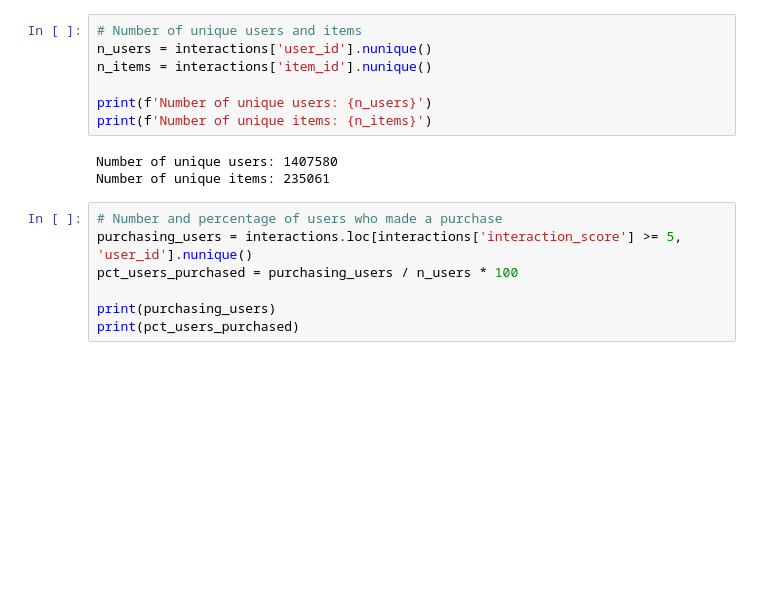
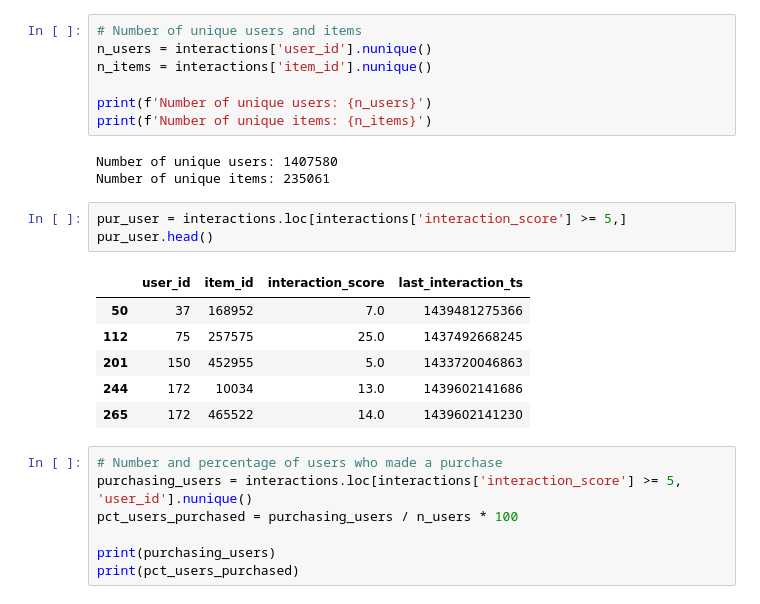
Before and after one commit to CJC-AI/Recommender-system, a Jupyter notebook: notebooks/eda.ipynb, the cells around one changed output. Drawn from its saved outputs; the diff is of its cells as text; blank space fills up the shorter version.

```diff
--- a/notebooks/eda.ipynb
+++ b/notebooks/eda.ipynb
@@ -84,6 +89,16 @@ print(f'Number of unique items: {n_items}')
 # %% [output]
 Number of unique users: 1407580
 Number of unique items: 235061
+# %%
+pur_user = interactions.loc[interactions['interaction_score'] >= 5,]
+pur_user.head()
+# %% [output]
+|  | user_id | item_id | interaction_score | last_interaction_ts |
+| 50 | 37 | 168952 | 7.0 | 1439481275366 |
+| 112 | 75 | 257575 | 25.0 | 1437492668245 |
+| 201 | 150 | 452955 | 5.0 | 1433720046863 |
+| 244 | 172 | 10034 | 13.0 | 1439602141686 |
+| 265 | 172 | 465522 | 14.0 | 1439602141230 |
 # %%
 # Number and percentage of users who made a purchase
 purchasing_users = interactions.loc[interactions['interaction_score'] >= 5, 'user_id'].nunique()
```
Also changed, not shown: parts of 3 cells of this notebook, 1 other file.
